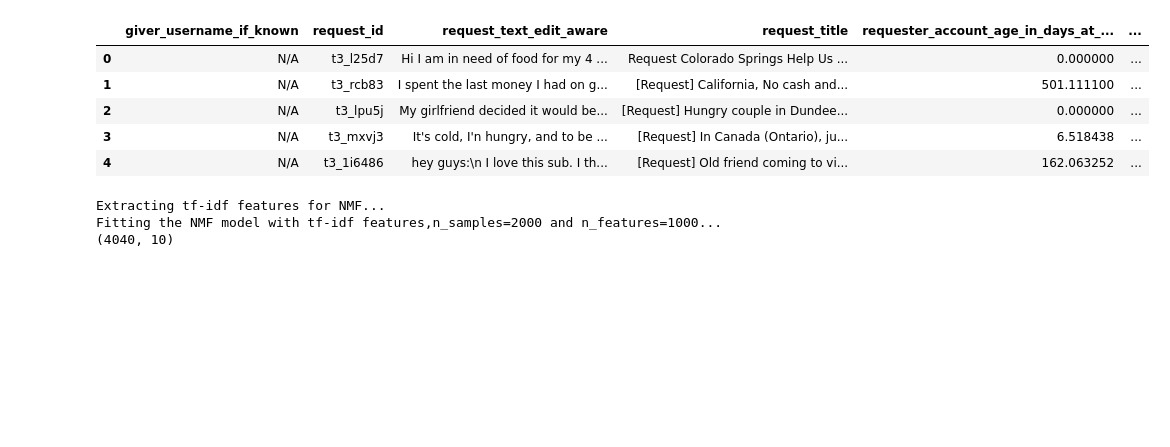
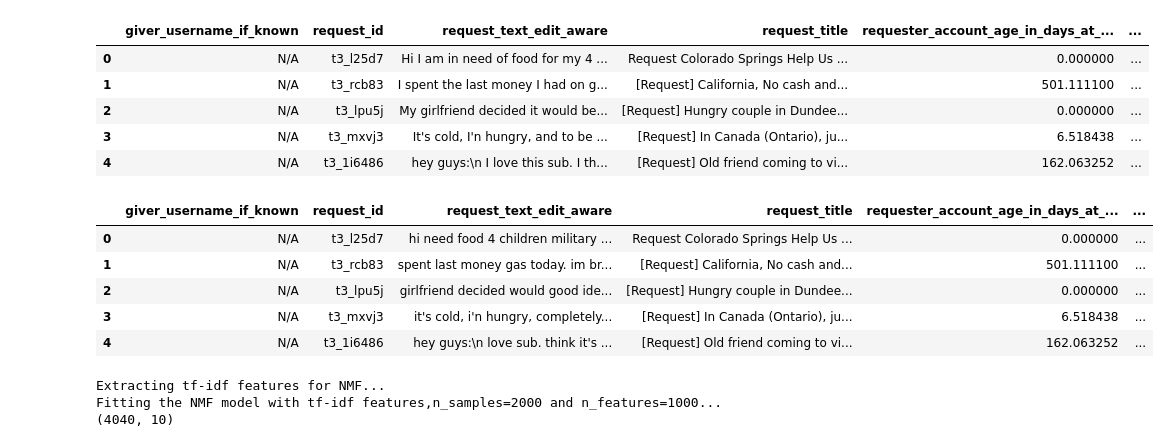
Before and after one commit to rurouni-najeeb/Kaggle, a Jupyter notebook: Random Acts Of Pizza/Random Acts Of Pizza.ipynb, the cells around one changed output. Drawn from its saved outputs; the diff is of its cells as text; code cells hidden in the pictures; blank space fills up the shorter version.

```diff
--- a/Random Acts Of Pizza/Random Acts Of Pizza.ipynb
+++ b/Random Acts Of Pizza/Random Acts Of Pizza.ipynb
@@ -618,6 +618,15 @@ from nltk.corpus import stopwords
 # %%
 data['request_text_edit_aware'] = map(lambda x: ' '.join([i for i in x.lower().split(' ') if i not in stopwords.words('english')]),\
     data['request_text_edit_aware'])
+# %%
+data.head()
+# %% [output]
+|  | giver_username_if_known | request_id | request_text_edit_aware | request_title | requester_account_age_in_days_at_... | ... |
+| 0 | N/A | t3_l25d7 | hi need food 4 children military ... | Request Colorado Springs Help Us ... | 0.000000 | ... |
+| 1 | N/A | t3_rcb83 | spent last money gas today. im br... | [Request] California, No cash and... | 501.111100 | ... |
+| 2 | N/A | t3_lpu5j | girlfriend decided would good ide... | [Request] Hungry couple in Dundee... | 0.000000 | ... |
+| 3 | N/A | t3_mxvj3 | it's cold, i'n hungry, completely... | [Request] In Canada (Ontario), ju... | 6.518438 | ... |
+| 4 | N/A | t3_1i6486 | hey guys:\n love sub. think it's ... | [Request] Old friend coming to vi... | 162.063252 | ... |
 # %%
 topics = applyNMF(data['request_text_edit_aware'])
 print topics.shape
```
Also changed, not shown: parts of 7 cells of this notebook, 9 other files.
